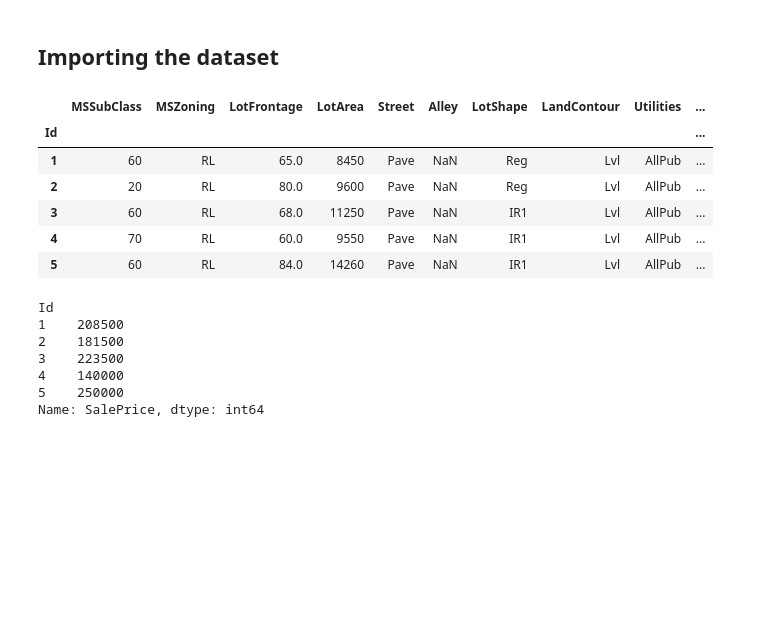
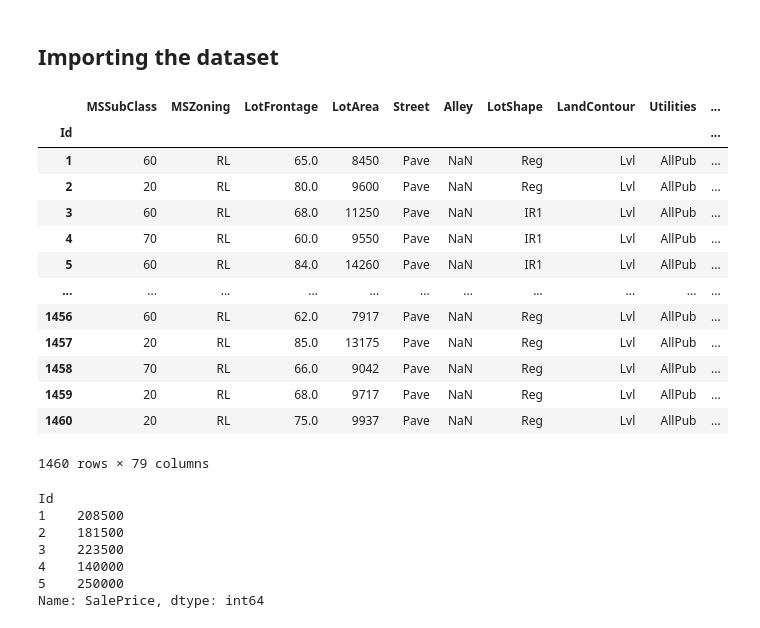
Before and after one commit to atomrepos/Real_Estate_Data_Analysis, a Jupyter notebook: Real_Estate_Analysis.ipynb, the cells around one changed output. Cells and saved outputs as stored; diff of their text form; code cells hidden in the pictures; blank space fills up the shorter version.

```diff
--- a/Real_Estate_Analysis.ipynb
+++ b/Real_Estate_Analysis.ipynb
@@ -45,15 +48,22 @@ y = X_full.SalePrice
 X_full.drop(['SalePrice'], axis=1, inplace=True)
 X = X_full
 # %%
-X.head()
+X
 # %% [output]
 |  | MSSubClass | MSZoning | LotFrontage | LotArea | Street | Alley | LotShape | LandContour | Utilities | ... |
 | Id |  |  |  |  |  |  |  |  |  | ... |
 | 1 | 60 | RL | 65.0 | 8450 | Pave | NaN | Reg | Lvl | AllPub | ... |
 | 2 | 20 | RL | 80.0 | 9600 | Pave | NaN | Reg | Lvl | AllPub | ... |
 | 3 | 60 | RL | 68.0 | 11250 | Pave | NaN | IR1 | Lvl | AllPub | ... |
 | 4 | 70 | RL | 60.0 | 9550 | Pave | NaN | IR1 | Lvl | AllPub | ... |
 | 5 | 60 | RL | 84.0 | 14260 | Pave | NaN | IR1 | Lvl | AllPub | ... |
+| ... | ... | ... | ... | ... | ... | ... | ... | ... | ... | ... |
+| 1456 | 60 | RL | 62.0 | 7917 | Pave | NaN | Reg | Lvl | AllPub | ... |
+| 1457 | 20 | RL | 85.0 | 13175 | Pave | NaN | Reg | Lvl | AllPub | ... |
+| 1458 | 70 | RL | 66.0 | 9042 | Pave | NaN | Reg | Lvl | AllPub | ... |
+| 1459 | 20 | RL | 68.0 | 9717 | Pave | NaN | Reg | Lvl | AllPub | ... |
+| 1460 | 20 | RL | 75.0 | 9937 | Pave | NaN | Reg | Lvl | AllPub | ... |
+1460 rows × 79 columns
 # %%
 y.head()
 # %% [output]
```
Also changed, not shown: parts of 15 cells of this notebook.
